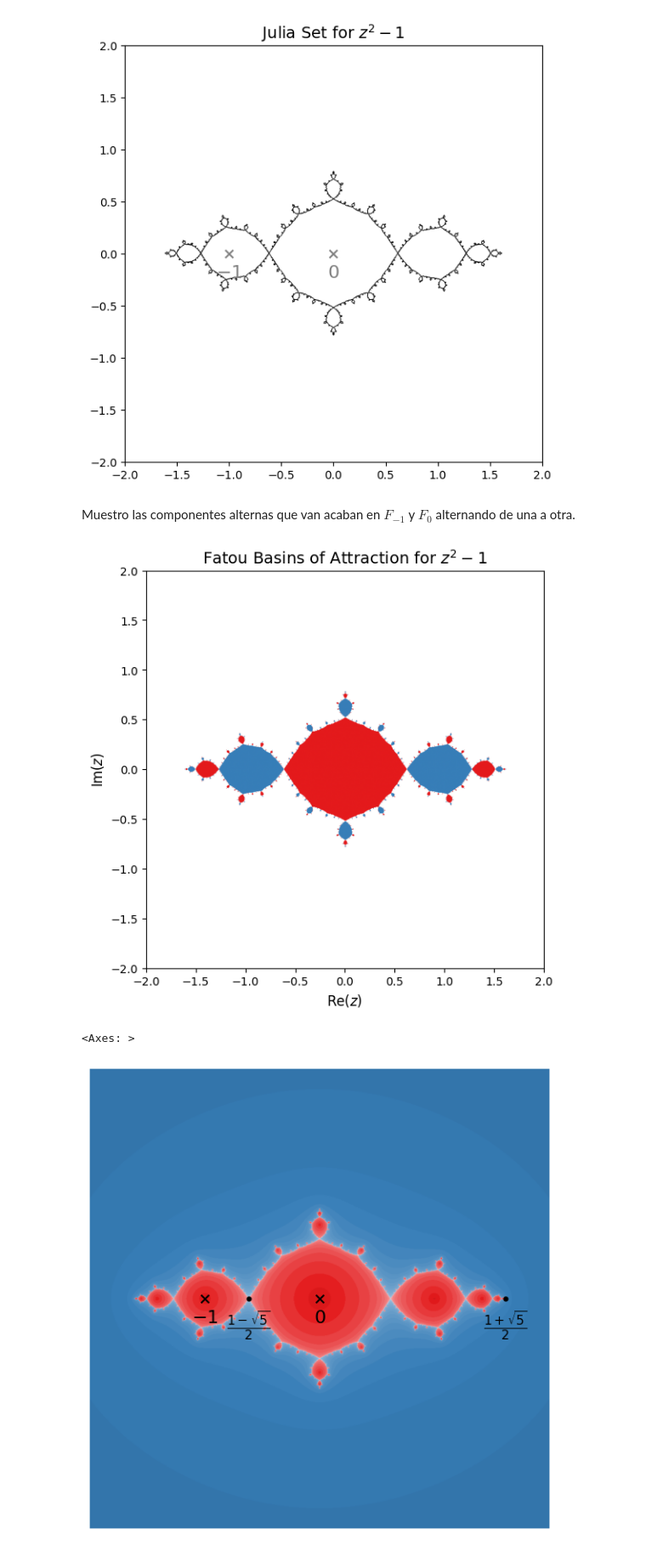
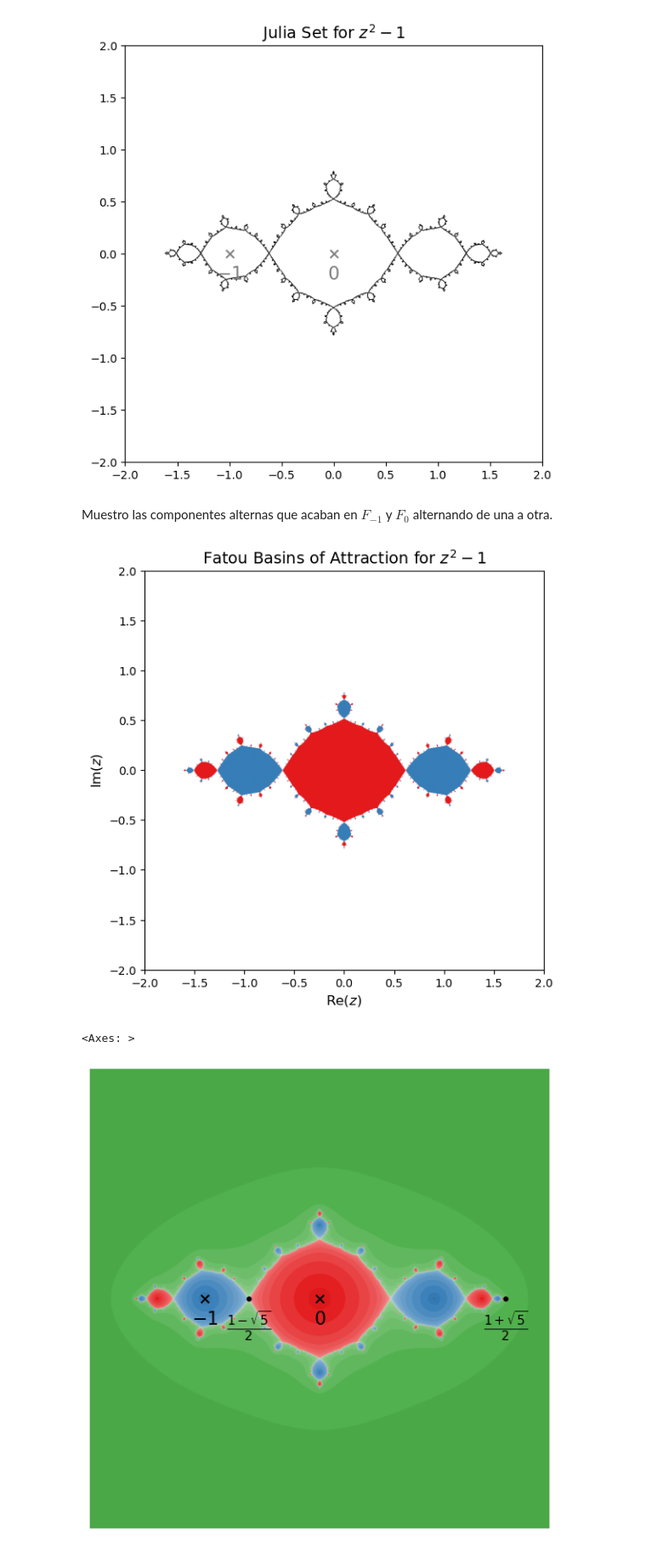
Before and after one commit to adbaldel/Complex-Dynamics-Thesis, a Jupyter notebook: code/notebooks/03-z_squared_minus_one.ipynb, the cells around one changed output. Shown at 85% size. Drawn from its saved outputs; the diff is of its cells as text; code cells hidden in the pictures.

```diff
--- a/code/notebooks/03-z_squared_minus_one.ipynb
+++ b/code/notebooks/03-z_squared_minus_one.ipynb
@@ -25,10 +25,14 @@ Defino la función $z \mapsto z^2 - 1$ y una función de python precompilada par
 def R2m1(z):
     return z**2 - 1
 
+@njit
+def R2m1_squared(z):
+    return R2m1(R2m1(z))
+
 
 generate_escape_time_fractal_for_R2m1 = make_generate_escape_time_fractal_jitted(R2m1)
-generate_fatou_basins_for_R2m1 = make_generate_fatou_basins_jitted(R2m1)
-generate_fatou_basins_and_times_jitted = make_generate_fatou_basins_and_times_jitted(R2m1)
+generate_fatou_basins_for_R2m1_squared = make_generate_fatou_basins_jitted(R2m1_squared)
+generate_fatou_basins_and_times_for_R2m1_squared = make_generate_fatou_basins_and_times_jitted(R2m1_squared)
 # %% [markdown]
 Calculo los tiempos de escape.
 # %%
@@ -72,8 +78,8 @@ plotter.add_points(ax, [chi], label=r"$\xi = -\sqrt{\frac{1 - \sqrt{5}}{2}}$", m
 # %% [markdown]
 Marco los $-1$ y $0$ que forman un 2-ciclo atractor.
 # %%
-attractor1 = 0
-attractor2 = -1
+attractor1 = complex(0, 0)
+attractor2 = complex(-1, 0)
 
 fig1, ax1 = plotter.plot_julia_set_from_escape_times(escape_times, max_iter=100, title=r"Julia Set for $z^2 - 1$")
 plotter.add_points(ax1, [attractor1], label=r"$0$", marker="x", color='gray', s=50)
@@ -82,29 +88,29 @@ plotter.add_points(ax1, [attractor2], label=r"$-1$", marker="x", color='gray', s
 <Axes: title={'center': 'Julia Set for $z^2 - 1$'}>
 [figure]
 # %% [markdown]
-Muestro las componentes alternas que van acaban en $F_{-1}$ y $F_0$ alternando de una a otra.
+Muestro las componentes alternas que acaban en $F_{-1}$ y $F_0$ alternando de una a otra.
 # %%
 attractors = [attractor1, attractor2]
 
-basins = generate_fatou_basins_for_R2m1(xmin, xmax, ymin, ymax, horizontal_pixels, vertical_pixels, attractors, max_iter=max_iter, tolerance=1e-6)
+basins = generate_fatou_basins_for_R2m1_squared(xmin, xmax, ymin, ymax, horizontal_pixels, vertical_pixels, attractors, max_iter=max_iter, tolerance=1e-6)
 
 fig2, ax2 = plotter.plot_fatou_basins(basins, title="Fatou Basins of Attraction for $z^2 - 1$")
 # %% [output]
-[figure, old version]
+[figure, new version]
 # %%
-attractors = [complex(0, 0), complex(np.inf, 0)]
+attractors = [attractor1, attractor2, complex(np.inf, 0)]
 
 tolerance = 1e-6
 infinity_threshold = 1e10
 
-basins, times = generate_fatou_basins_and_times_jitted(xmin, xmax, ymin, ymax, horizontal_pixels, vertical_pixels, attractors, max_iter=max_iter, tolerance=tolerance, infinity_threshold=infinity_threshold)
+basins, times = generate_fatou_basins_and_times_for_R2m1_squared(xmin, xmax, ymin, ymax, horizontal_pixels, vertical_pixels, attractors, max_iter=max_iter, tolerance=tolerance, infinity_threshold=infinity_threshold)
 
 # Plot 1: The solid colored basins
 fig, ax = plotter.plot_fatou_basins_shaded(basins, times, shading_power=0.35, title="", show_axis=False, show_axis_labels=False)
 plotter.add_points(ax, [attractors[0]], label="$0$", marker="x")
 plotter.add_points(ax, [-1], label="$-1$", marker="x")
 plotter.add_points(ax, [(1 + np.sqrt(5))/2], label=r"$\frac{1 + \sqrt{5}}{2}$")
 plotter.add_points(ax, [(1 - np.sqrt(5))/2], label=r"$\frac{1 - \sqrt{5}}{2}$")
 # %% [output]
 <Axes: >
-[figure, old version]
+[figure, new version]
```
Also changed, not shown: parts of 2 cells of this notebook, 36 other files.
